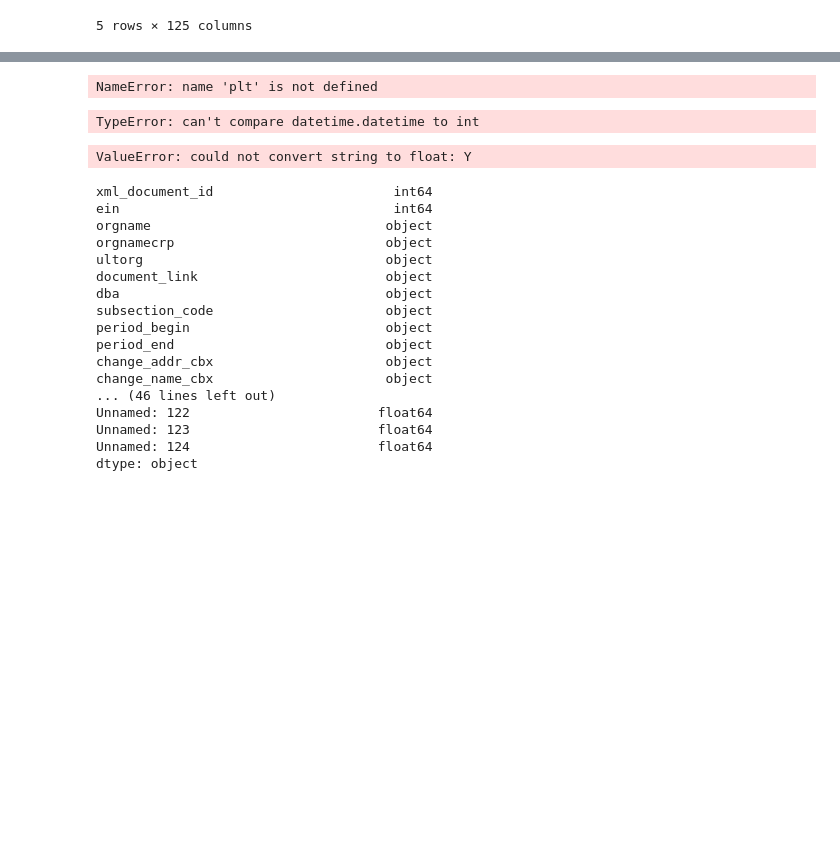
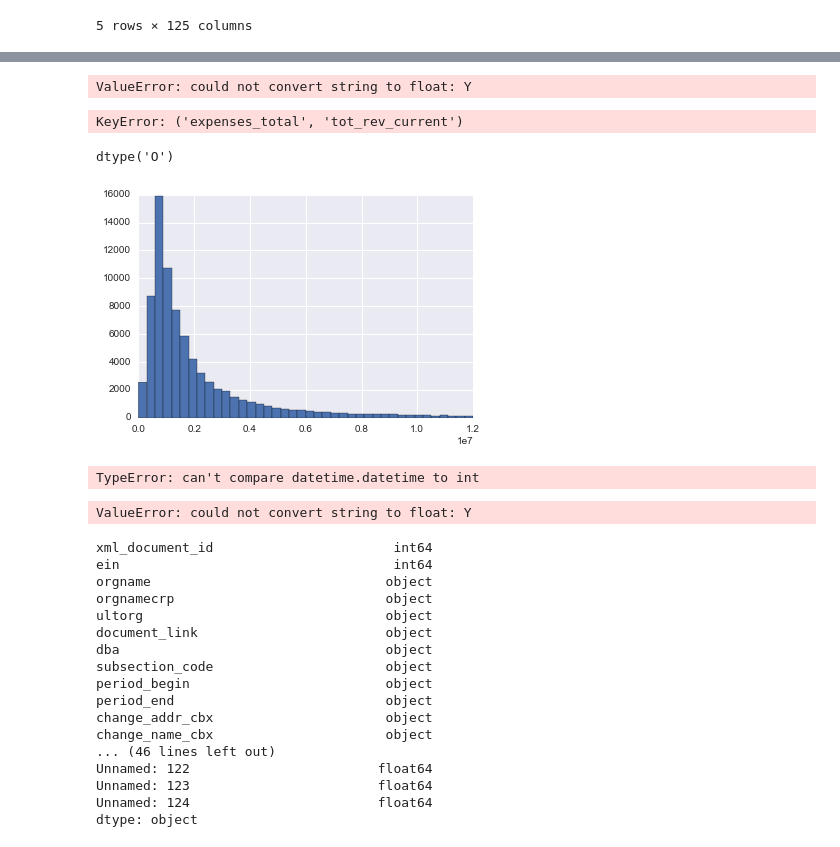
Before and after one commit to sbassam/political_activity, a Jupyter notebook: Untitled.ipynb, the cells around one changed output, grey strips where cells are left out. Drawn from its saved outputs; the diff is of its cells as text; code cells hidden in the pictures; blank space fills up the shorter version.

```diff
--- a/Untitled.ipynb
+++ b/Untitled.ipynb
@@ -32,13 +51,45 @@ df.describe()
+# %%
+#Modify the datatypes for numbers
+'''df[['tot_volunteers'
+,'all_year_employees'
+,'tot_rev_current'
+,'grants_orgs_us'
+,'expenses_total'
+,'total_persons_100000'
+,'expoutcands'
+,'recipfecattrib']] = df[[
+'tot_volunteers'
+,'all_year_employees'
+,'tot_rev_current'
+,'grants_orgs_us'
+,'expenses_total'
+,'total_persons_100000'
+,'expoutcands'
+,'recipfecattrib']].apply(pd.to_numeric)
+'''
+#df.apply(lambda x: pd.to_numeric(x, errors='ignore'))
+df['all_year_employees'] = df['all_year_employees'].astype(float)
+#df[['col2','col3']] = df[['col2','col3']].apply(pd.to_numeric)
+# %% [output]
+ValueError: could not convert string to float: Y
+# %%
+df['expenses_total', 'tot_rev_current'] = df['expenses_total', 'tot_rev_current'].apply(pd.to_numeric)
+# %% [output]
+KeyError: ('expenses_total', 'tot_rev_current')
 # %%
-df['expenses_total'] = pd.to_numeric(df['expenses_total'], errors='coerce')
+df['expoutcands'] = pd.to_numeric(df['expoutcands'], errors='coerce')
 # %%
 df["expenses_total"].describe()
 df["expenses_total"].dtype
+df["tot_rev_current"].dtype
+# %% [output]
+dtype('O')
 # %%
-plt.hist(df["expenses_total"].dropna(), bins = 100, range=[1, 12000000])
+%matplotlib inline
+plt.hist(df["expenses_total"].dropna(), bins = 40, range=[1, 12000000])
 plt.show()
 # %% [output]
-NameError: name 'plt' is not defined
+[figure, added]
 # %%
 temp = df['expenses_total'].convert_objects(convert_numeric = True)
 # %%
```
Also changed, not shown: parts of 4 cells of this notebook.
